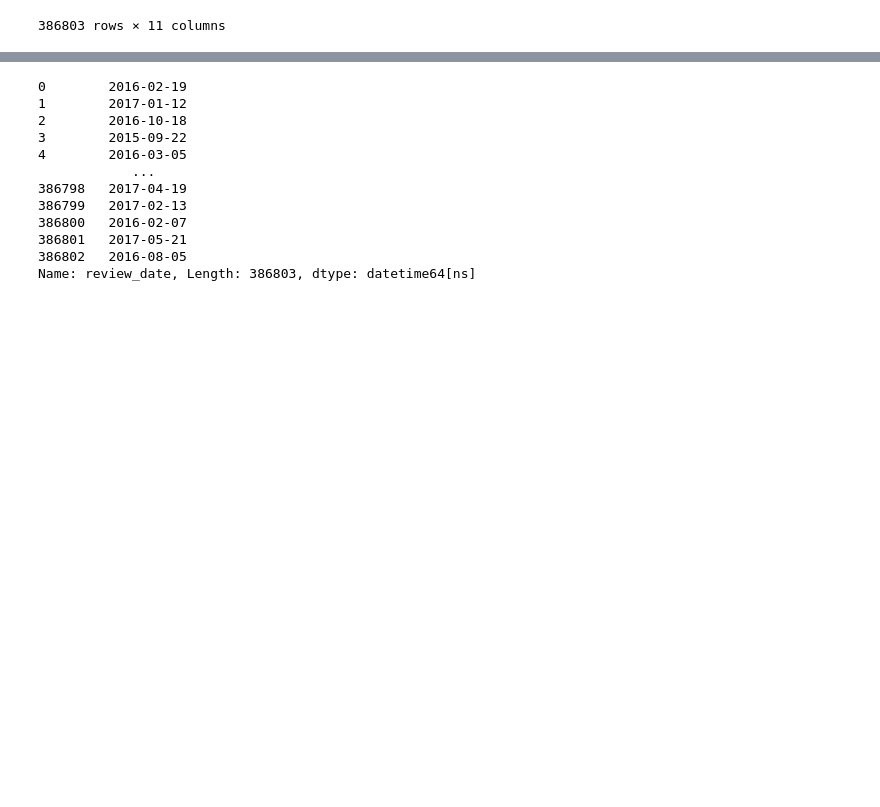
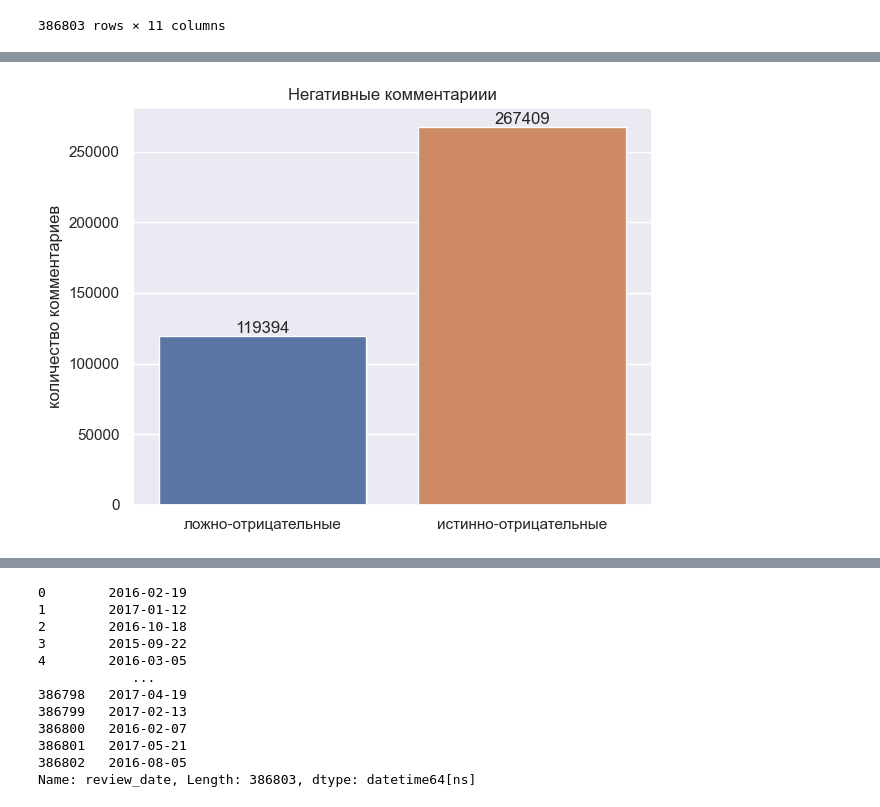
Before and after one commit to YarikKa2/EDA_Feature_Engineering__StudyProject_3, a Jupyter notebook: code/EDA_FeatureEng.ipynb, the cells around one changed output, grey strips where cells are left out. Saved outputs shown, nothing was run; the diff lists cells and outputs as text; code cells hidden in the pictures; blank space fills up the shorter version.

Commit message:
Negative comments fixed

```diff
--- a/code/EDA_FeatureEng.ipynb
+++ b/code/EDA_FeatureEng.ipynb
@@ -252,0 +134,81 @@ np.float64(259.2513404825737)
+# %%
+# Записываем категориальные признаки в отдельный датафрейм
+ObjDataHotel = hotels_data[['hotel_address', 'hotel_name',
+                            'reviewer_nationality', 'negative_review',
+                            'positive_review', 'tags', 'days_since_review']]
+
+
+# Приводим все строки в переменной 'negative_review' к нижнему регистру
+ObjDataHotel['negative_review'] = \
+    ObjDataHotel['negative_review'].apply(lambda x: x.lower())
+
+# Выбираем топ 75 коментариев, среди которых ложно-отрицательные
+# (по типу "No negative" или "nothing") будут всречаться наиболее часто
+NonNegList = ObjDataHotel['negative_review'].value_counts()\
+    .nlargest(75).to_frame().reset_index()
+
+
+
+# Среди этого топа комментариев выбираем ключевые слова, которые ассоциированы
+# с истинно-отрицательными комментариями по типу "bad wifi"
+Try_neg_lst = ['room', 'rooms','leaving', 'leave',
+               'applicable', 'parking', 'gym', 'staff',
+               'wi', 'fi', 'wifi', 'wi-fi', 'breakfast', 'expensive',
+               'location', 'price', 'pillows', 'bathroom']
+
+
+# Создаем функцию, которая будет заменять истинно-отрицательные комментарии на None
+# дополнительно убрает пробелы
+def CompareToLst(lst):
+    IntersecLst = list(set(lst).intersection(Try_neg_lst))
+    if len(IntersecLst) > 0:
+        return
+    else:
+        return ''.join(lst)
+
+
+# Удаляем истинно-отрицательные комментарии
+NonNegList['negative_review'] = \
+    NonNegList['negative_review'].apply(lambda x: x.split(' ') \
+        if x != ' ' else list(x))
+
+NonNegList['negative_review'] = \
+    NonNegList['negative_review'].apply(CompareToLst)
+
+NonNegList.dropna(inplace=True)
+
+NonNegList = NonNegList['negative_review'].tolist()
+NonNegList
+
+
+# Удаляем пробеды из признака 'negative_review'
+ObjDataHotel['negative_review'] = \
+    ObjDataHotel['negative_review'].apply(lambda x: ''.join(x.split(' ')))
+
+
+# Заменяем ложно-негативные на 0, истинно негативные на 1
+ObjDataHotel['negative_review'] = \
+    ObjDataHotel['negative_review'].apply(lambda x: 0 if x in NonNegList else 1)
+
+
+
+# Выводим в виде барплота
+HotelCntry_count = ObjDataHotel['negative_review'].value_counts().to_frame()
+
+HotelCntry_count.reset_index()
+
+HotelCntry_bar = sns.barplot(data=HotelCntry_count, x='negative_review',
+                             y='count', hue='negative_review', palette='deep',
+                             errorbar=None, legend=False)
+
+HotelCntry_bar.set(title='Негативные комментариии',
+                   ylabel='количество комментариев', xlabel='',
+                   xticklabels=['ложно-отрицательные', 'истинно-отрицательные'])
+
+
+for i in HotelCntry_bar.containers:
+    HotelCntry_bar.bar_label(i)
+
+plt.tight_layout()
+# %% [output]
+[figure, added]
```
Also changed, not shown: parts of 8 cells of this notebook.
